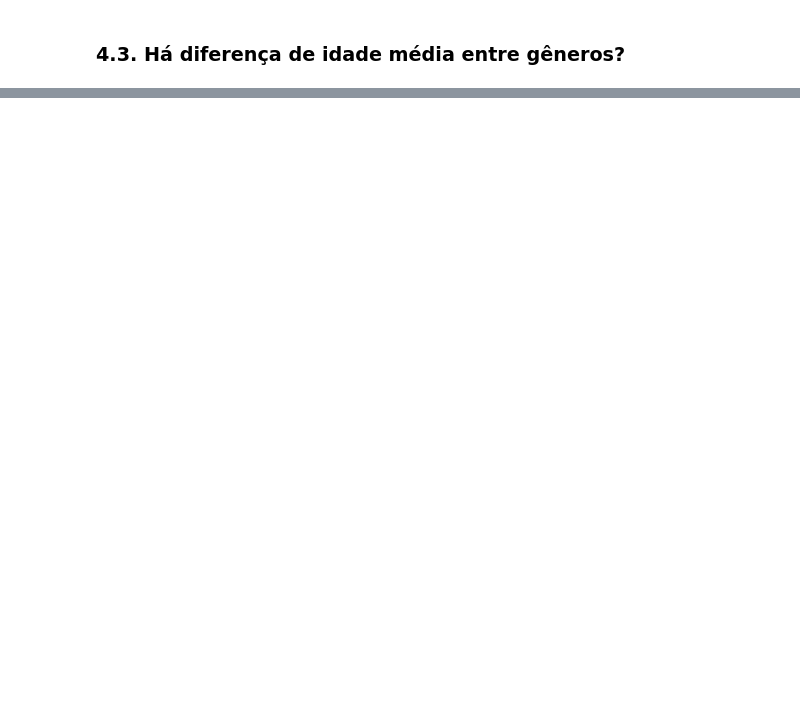
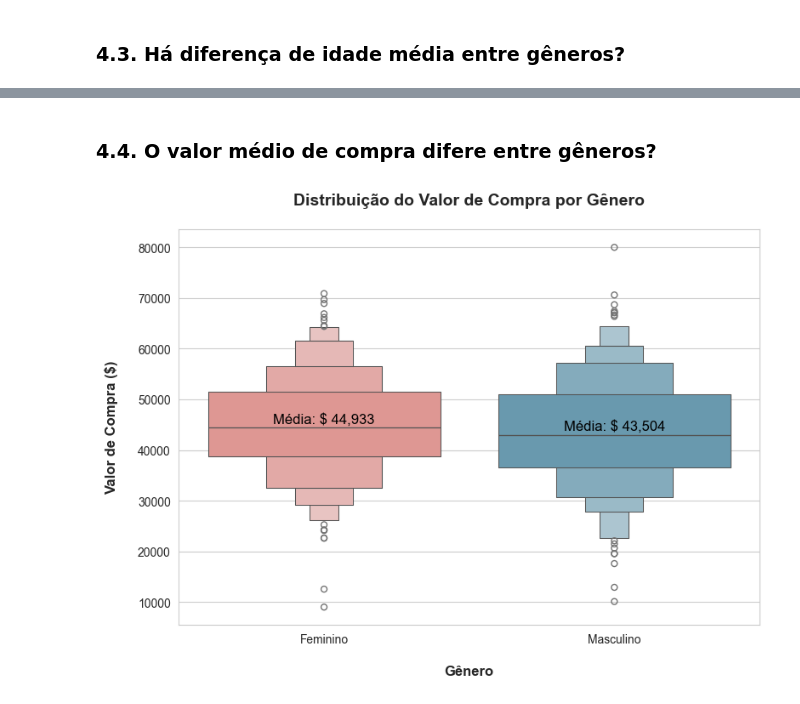
Before and after one commit to emso-exe/Compra_de_carro, a Jupyter notebook: 000_analise_exploratoria.ipynb, the cells around one changed output, grey strips where cells are left out. Drawn from its saved outputs; the diff is of its cells as text; code cells hidden in the pictures; blank space fills up the shorter version.

```diff
--- a/000_analise_exploratoria.ipynb
+++ b/000_analise_exploratoria.ipynb
@@ -424,0 +435,33 @@ plt.show()
+# %% [markdown]
+### 4.4. O valor médio de compra difere entre gêneros?
+# %%
+# Ajuste do tamanho da figura
+plt.figure(figsize=(8, 6))
+
+# Cálculo a média de compra por gênero
+media_compra = df.groupby('Gender')['Car Purchase Amount'].mean()
+
+# Gráfico do valor de compra por gênero
+ax = sns.boxenplot(data=df, x='Gender', y='Car Purchase Amount',
+                   palette=['#ea8c87', '#5d9eba'])
+
+# Adiciona anotações de média
+for i, gender in enumerate(media_compra.index):
+    media = media_compra[gender]
+    ax.text(i, media + 0.5, f'Média: $ {media:,.0f}',
+            ha='center', va='bottom', fontsize=12, color='#000')
+
+# Alterando os valores do rótulos
+ax.set_xticks([0, 1])
+ax.set_xticklabels(['Feminino', 'Masculino'])
+
+# Título e rótulos
+plt.title('Distribuição do Valor de Compra por Gênero\n', fontsize=14, fontweight='bold')
+plt.xlabel('\nGênero', fontsize=12, fontweight='bold')
+plt.ylabel('Valor de Compra ($)\n', fontsize=12, fontweight='bold')
+
+# Layout final
+plt.tight_layout()
+plt.show()
+# %% [output]
+[figure, added]
```
Also changed, not shown: parts of 8 cells of this notebook.
